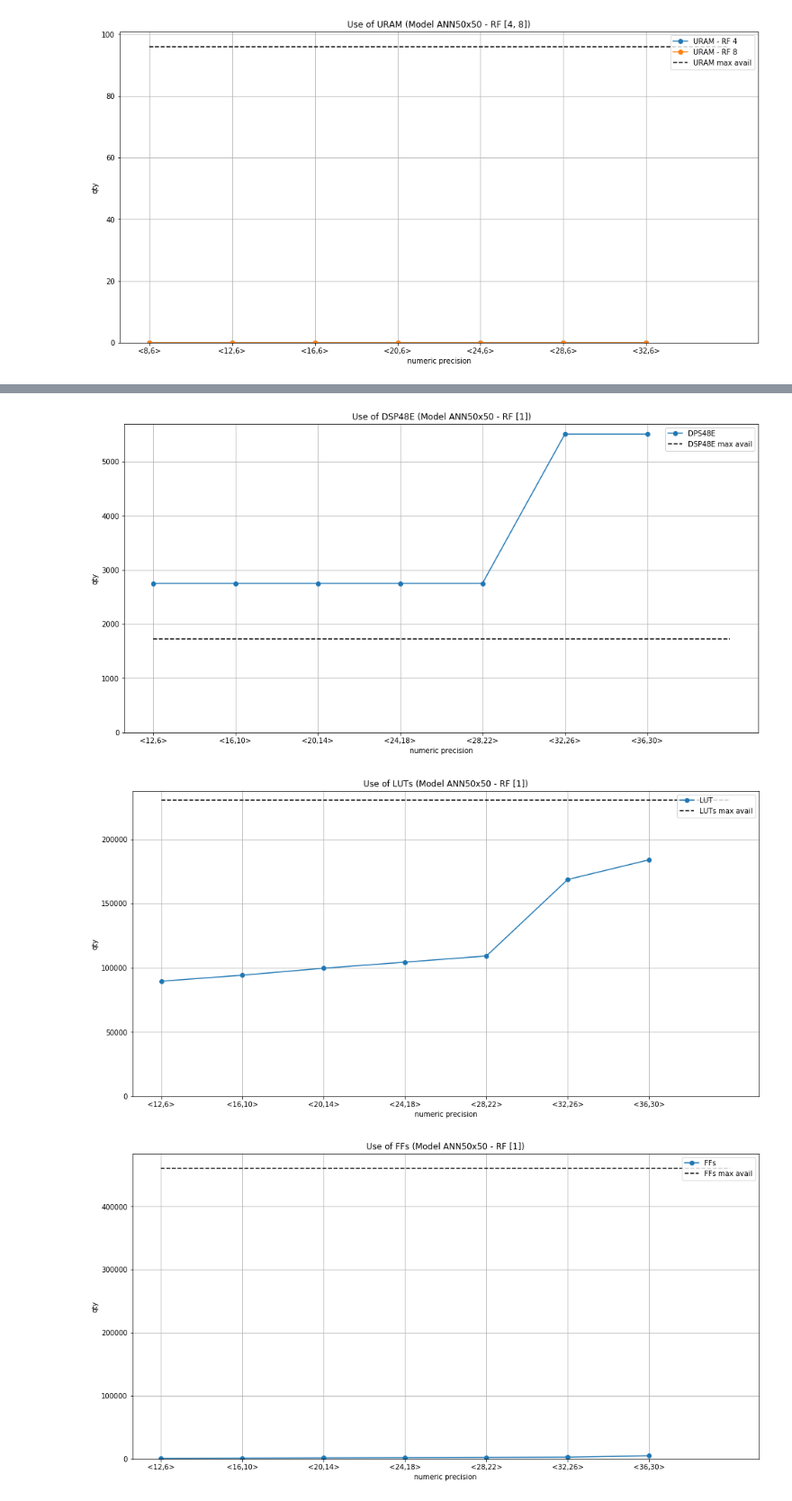
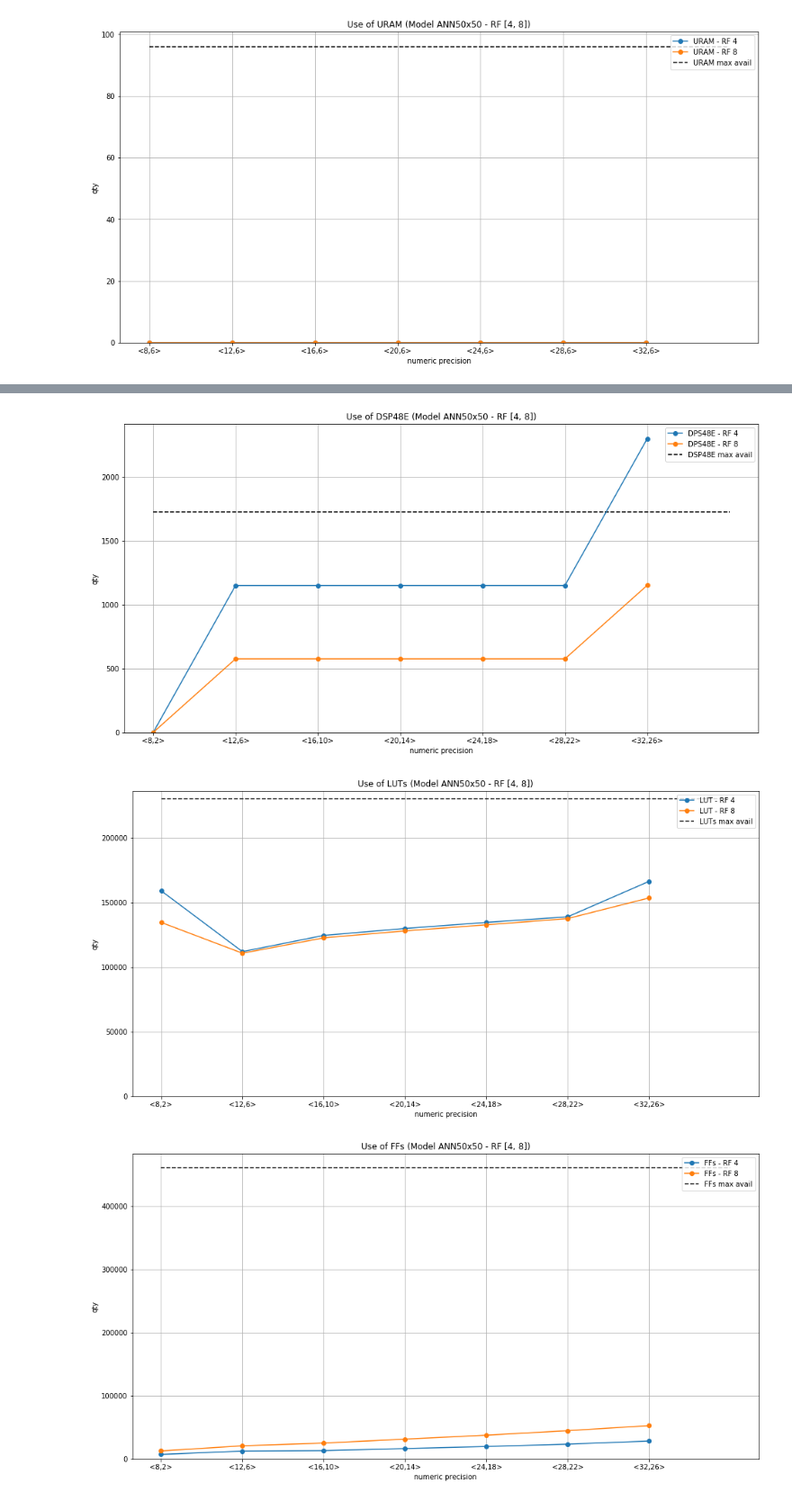
Before and after one commit to francof2a/landsat_soil_classifier, a Jupyter notebook: configurations_analysis.ipynb, the cells around one changed output, grey strips where cells are left out. Shown at 90% size. Cells and saved outputs as stored; diff of their text form; code cells hidden in the pictures.

```diff
--- a/configurations_analysis.ipynb
+++ b/configurations_analysis.ipynb
@@ -467,15 +483,19 @@ plt.show()
 # %%
-latency_avg = []
-for i in range(len(PRECISION_STR)):
-    latency_avg.append(int(reports[i]['Latency']['LatencyAvg']))
+latency_avg_array = []
+for r in range(len(REUSE_FACTOR)):
+    latency_avg = []
+    for i in range(len(PRECISION_STR)):
+        latency_avg.append(int(reports_array[r][i]['Latency']['LatencyAvg']))
+    latency_avg_array.append(latency_avg)
 
 fig = plt.figure(figsize=(16,8))
-plt.plot(PRECISION_STR, latency_avg, label='latency avg', marker='o')
+for r in range(len(REUSE_FACTOR)):
+    plt.plot(PRECISION_STR, latency_avg_array[r], label='latency avg RF {}'.format(REUSE_FACTOR[r]), marker='o')
 plt.xlabel('numeric precision')
 plt.ylabel('latency [clock cycles]')
 plt.ylim(ymin=0)
 plt.grid()
-#plt.legend()
+plt.legend()
 plt.title('Latency (Model {} - RF {})'.format(MODEL_NAME, REUSE_FACTOR))
 fig.savefig(OUTPUT_FOLDER+'{}_int_r{}_latency.png'.format(MODEL_NAME, REUSE_FACTOR))
 plt.show()
@@ -484,18 +504,30 @@ plt.show()
 # %%
-DPS48E = []
-LUT = []
-FF = []
-BRAM = []
-URAM = []
-for i in range(len(PRECISION_STR)):
-    DPS48E.append(int(reports[i]['Area']['DSP48E']))
-    LUT.append(int(reports[i]['Area']['LUT']))
-    FF.append(int(reports[i]['Area']['FF']))
-    BRAM.append(int(reports[i]['Area']['BRAM_18K']))
-    URAM.append(int(reports[i]['Area']['URAM']))
+DPS48E_array = []
+LUT_array = []
+FF_array = []
+BRAM_array = []
+URAM_array = []
+for r in range(len(REUSE_FACTOR)):
+    DPS48E = []
+    LUT = []
+    FF = []
+    BRAM = []
+    URAM = []
+    for i in range(len(PRECISION_STR)):
+        DPS48E.append(int(reports_array[r][i]['Area']['DSP48E']))
+        LUT.append(int(reports_array[r][i]['Area']['LUT']))
+        FF.append(int(reports_array[r][i]['Area']['FF']))
+        BRAM.append(int(reports_array[r][i]['Area']['BRAM_18K']))
+        URAM.append(int(reports_array[r][i]['Area']['URAM']))
+    DPS48E_array.append(DPS48E)
+    LUT_array.append(LUT)
+    FF_array.append(FF)
+    BRAM_array.append(BRAM)
+    URAM_array.append(URAM)
 
 fig = plt.figure(figsize=(16,8))
-plt.plot(PRECISION_STR, DPS48E, label='DPS48E', marker='o')
+for r in range(len(REUSE_FACTOR)):
+    plt.plot(PRECISION_STR, DPS48E_array[r], label='DPS48E - RF {}'.format(REUSE_FACTOR[r]), marker='o')
 plt.hlines(DPS48E_max, 0, len(PRECISION_STR), linestyles='--', color='k', label='DSP48E max avail')
 plt.xlabel('numeric precision')
 plt.ylabel('qty')
@@ -507,7 +539,8 @@ fig.savefig(OUTPUT_FOLDER+'{}_int_r{}_DSP48E.png'.format(MODEL_NAME, REUSE_FACTO
 plt.show()
 
 fig = plt.figure(figsize=(16,8))
-plt.plot(PRECISION_STR, LUT, label='LUT', marker='o')
+for r in range(len(REUSE_FACTOR)):
+    plt.plot(PRECISION_STR, LUT_array[r], label='LUT - RF {}'.format(REUSE_FACTOR[r]), marker='o')
 plt.hlines(LUT_max, 0, len(PRECISION_STR), linestyles='--', color='k', label='LUTs max avail')
 plt.xlabel('numeric precision')
 plt.ylabel('qty')
@@ -519,42 +552,45 @@ fig.savefig(OUTPUT_FOLDER+'{}_int_r{}_LUT.png'.format(MODEL_NAME, REUSE_FACTOR))
 plt.show()
 
 fig = plt.figure(figsize=(16,8))
-plt.plot(PRECISION_STR, FF, label='FFs', marker='o')
+for r in range(len(REUSE_FACTOR)):
+    plt.plot(PRECISION_STR, FF_array[r], label='FFs - RF {}'.format(REUSE_FACTOR[r]), marker='o')
 plt.hlines(FF_max, 0, len(PRECISION_STR), linestyles='--', color='k', label='FFs max avail')
 plt.xlabel('numeric precision')
 plt.ylabel('qty')
 plt.ylim(ymin=0)
 plt.grid()
 plt.legend()
 plt.title('Use of FFs (Model {} - RF {})'.format(MODEL_NAME, REUSE_FACTOR))
 fig.savefig(OUTPUT_FOLDER+'{}_int_r{}_FFE.png'.format(MODEL_NAME, REUSE_FACTOR))
 plt.show()
 
 
 fig = plt.figure(figsize=(16,8))
-plt.plot(PRECISION_STR, BRAM, label='BRAM', marker='o')
+for r in range(len(REUSE_FACTOR)):
+    plt.plot(PRECISION_STR, BRAM_array[r], label='BRAM - RF {}'.format(REUSE_FACTOR[r]), marker='o')
 plt.hlines(BRAM_max, 0, len(PRECISION_STR), linestyles='--', color='k', label='BRAM max avail')
 plt.xlabel('numeric precision')
 plt.ylabel('qty')
 plt.ylim(ymin=0)
 plt.grid()
 plt.legend()
 plt.title('Use of BRAM (Model {} - RF {})'.format(MODEL_NAME, REUSE_FACTOR))
 fig.savefig(OUTPUT_FOLDER+'{}_int_r{}_BRAM.png'.format(MODEL_NAME, REUSE_FACTOR))
 plt.show()
 
 fig = plt.figure(figsize=(16,8))
-plt.plot(PRECISION_STR, URAM, label='URAM', marker='o')
+for r in range(len(REUSE_FACTOR)):
+    plt.plot(PRECISION_STR, URAM_array[r], label='URAM - RF {}'.format(REUSE_FACTOR[r]), marker='o')
 plt.hlines(URAM_max, 0, len(PRECISION_STR), linestyles='--', color='k', label='URAM max avail')
 plt.xlabel('numeric precision')
 plt.ylabel('qty')
 plt.ylim(ymin=0)
 plt.grid()
 plt.legend()
 plt.title('Use of URAM (Model {} - RF {})'.format(MODEL_NAME, REUSE_FACTOR))
 fig.savefig(OUTPUT_FOLDER+'{}_int_r{}_URAM.png'.format(MODEL_NAME, REUSE_FACTOR))
 plt.show()
 # %% [output]
-[figure, old version]
+[figure, new version]
-[figure, old version]
+[figure, new version]
-[figure, old version]
+[figure, new version]
```
Also changed, not shown: parts of 10 cells of this notebook, 19 other files.
